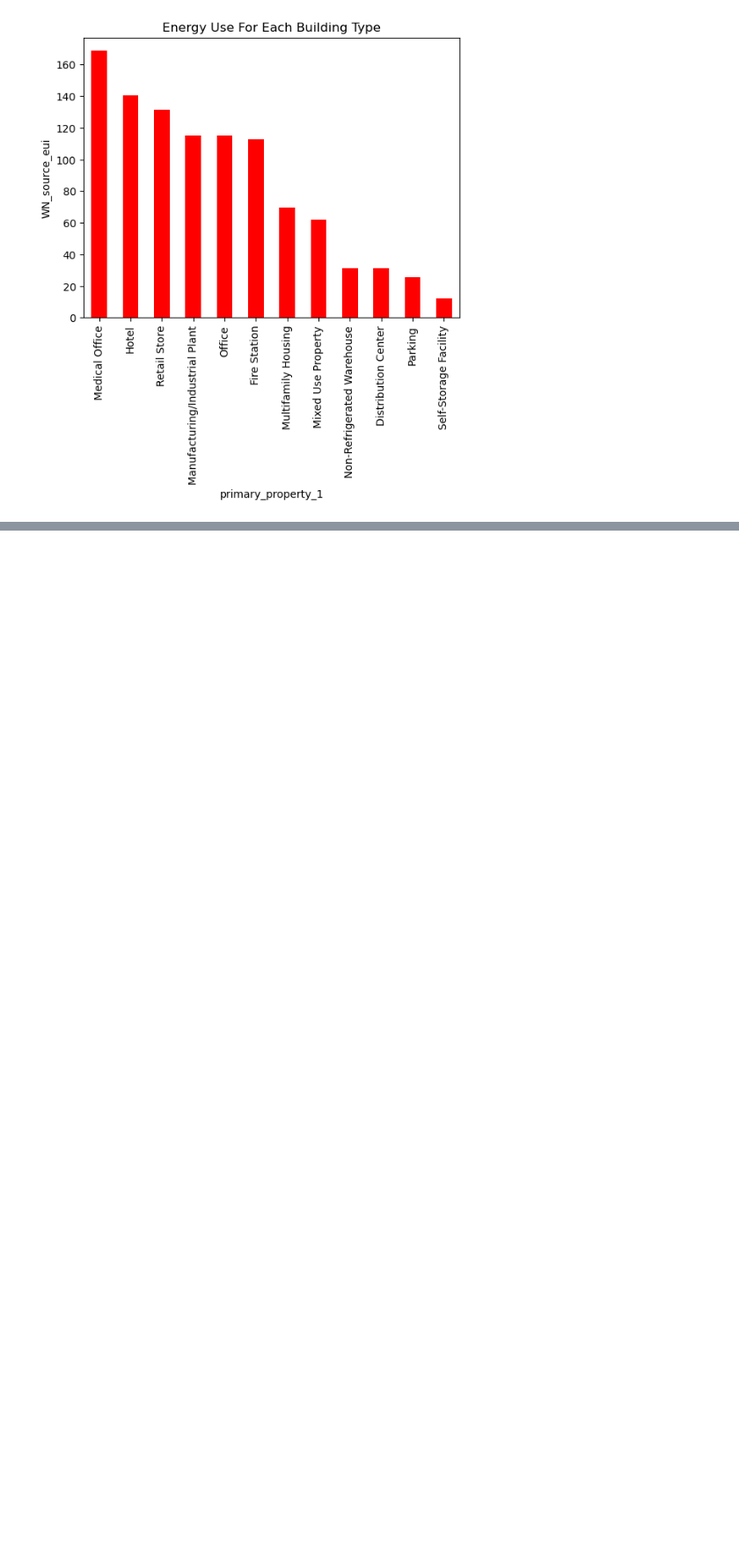
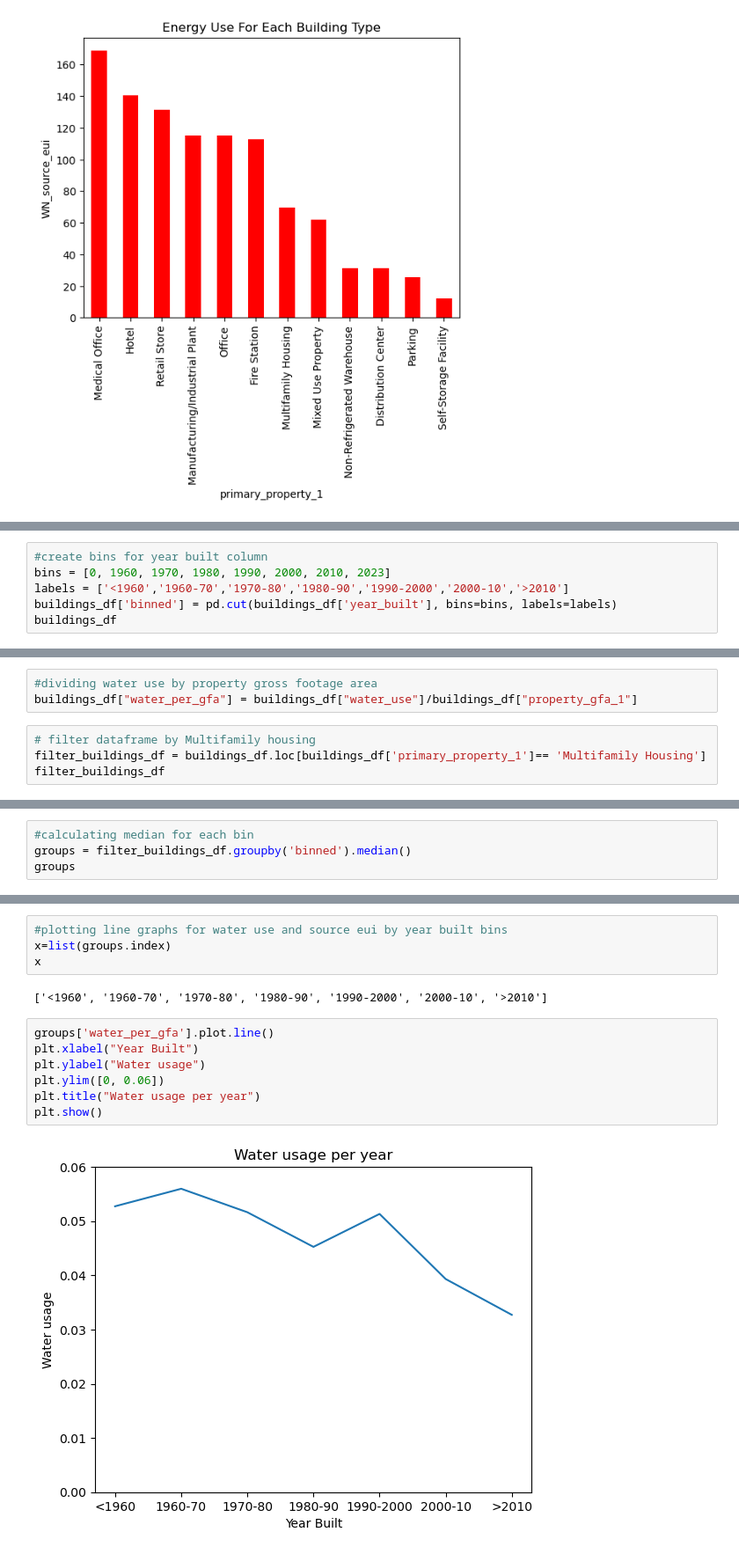
Before and after one commit to yashkansal97/LA_Energy_Water_Analysis, a Jupyter notebook: P1_Energy_Water_Analysis.ipynb, the cells around one changed output, grey strips where cells are left out. Shown at 88% size. Saved outputs shown, nothing was run; the diff lists cells and outputs as text; blank space fills up the shorter version.

```diff
--- a/P1_Energy_Water_Analysis.ipynb
+++ b/P1_Energy_Water_Analysis.ipynb
@@ -352,0 +355,6 @@ plt.show()
+# %%
+#create bins for year built column
+bins = [0, 1960, 1970, 1980, 1990, 2000, 2010, 2023]
+labels = ['<1960','1960-70','1970-80','1980-90','1990-2000','2000-10','>2010']
+buildings_df['binned'] = pd.cut(buildings_df['year_built'], bins=bins, labels=labels)
+buildings_df
@@ -352,0 +375,7 @@ plt.show()
+# %%
+#dividing water use by property gross footage area
+buildings_df["water_per_gfa"] = buildings_df["water_use"]/buildings_df["property_gfa_1"]
+# %%
+# filter dataframe by Multifamily housing
+filter_buildings_df = buildings_df.loc[buildings_df['primary_property_1']== 'Multifamily Housing']
+filter_buildings_df
@@ -352,0 +396,4 @@ plt.show()
+# %%
+#calculating median for each bin
+groups = filter_buildings_df.groupby('binned').median()
+groups
@@ -352,0 +410,15 @@ plt.show()
+# %%
+#plotting line graphs for water use and source eui by year built bins
+x=list(groups.index)
+x
+# %% [output]
+['<1960', '1960-70', '1970-80', '1980-90', '1990-2000', '2000-10', '>2010']
+# %%
+groups['water_per_gfa'].plot.line()
+plt.xlabel("Year Built")
+plt.ylabel("Water usage")
+plt.ylim([0, 0.06])
+plt.title("Water usage per year")
+plt.show()
+# %% [output]
+[figure, added]
```
Also changed, not shown: parts of 8 cells of this notebook.
